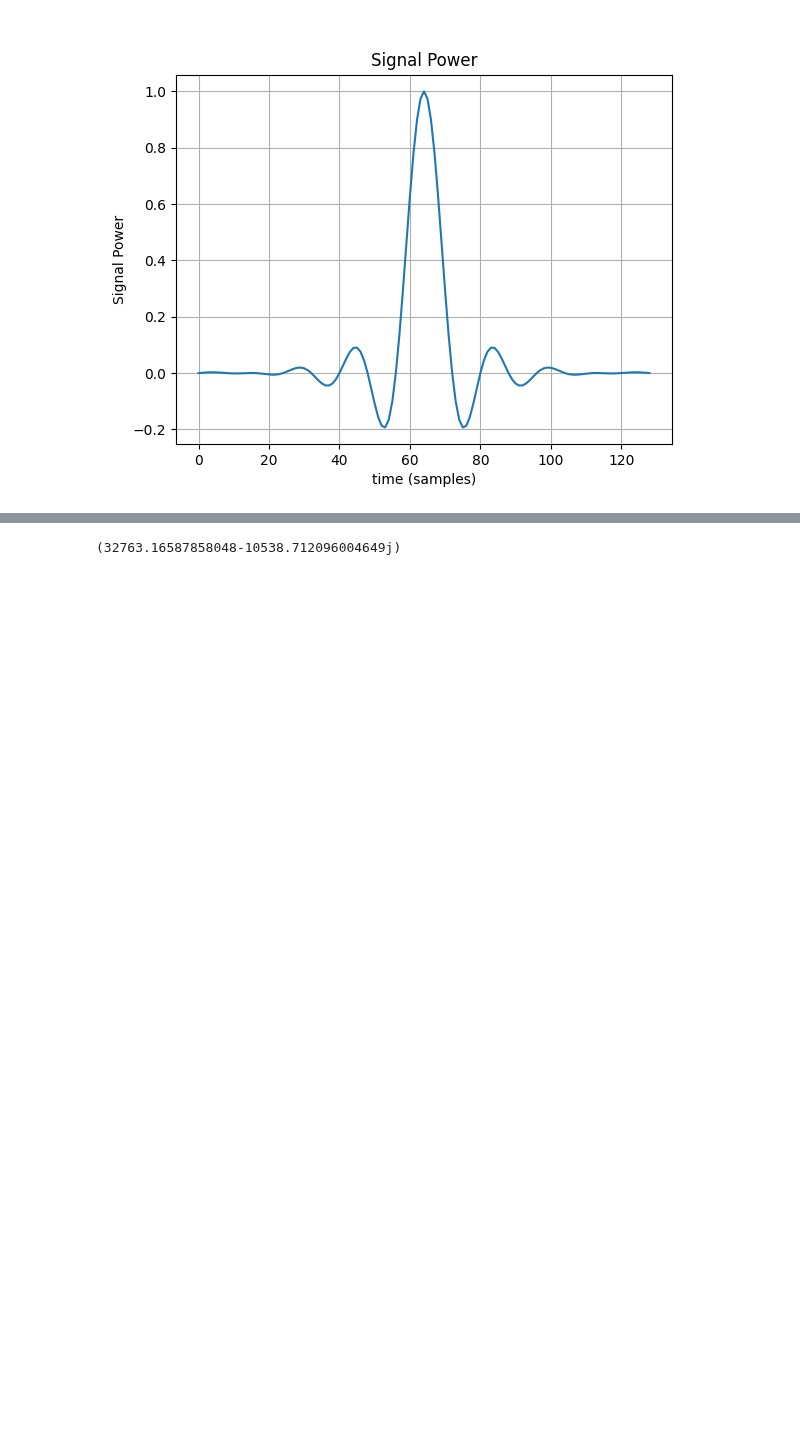
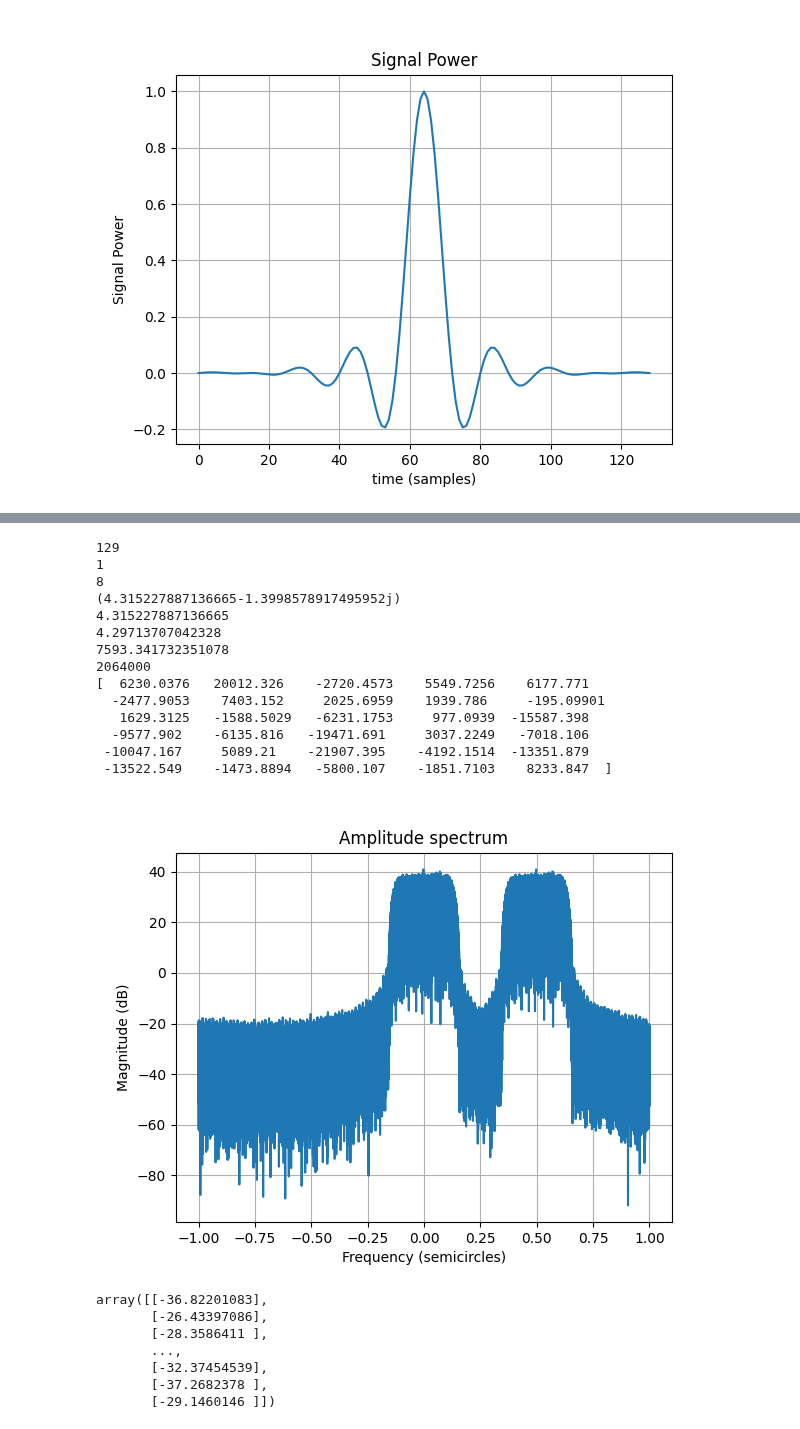
Before and after one commit to incredibleSaint/signal_processing, a Jupyter notebook: generate_cmplx_signal.ipynb, the cells around one changed output, grey strips where cells are left out. Drawn from its saved outputs; the diff is of its cells as text; code cells hidden in the pictures; blank space fills up the shorter version.

```diff
--- a/generate_cmplx_signal.ipynb
+++ b/generate_cmplx_signal.ipynb
@@ -221,6 +221,30 @@ def save_cmplx_sig_to_int16(signal, filename):
     print(saved_arr[:30])
     with open(filename, 'wb') as f:
         saved_arr.tofile(f)
+
+def save_cmplx_sig(signal, filename, data_type='int16'):
+    sig = np.round(signal)
+    s_re = signal.real
+    s_im = signal.imag
+    if data_type == 'int16':
+        arr_to_type_re = s_re.astype(np.int16)
+        arr_to_type_im = s_im.astype(np.int16)
+        arr_int = np.empty(len(signal) * 2, dtype=int)
+    if data_type == 'float32':
+        arr_to_type_re = s_re.astype(np.float32)
+        arr_to_type_im = s_im.astype(np.float32)
+        arr_int = np.empty(len(signal) * 2, dtype=float)
+
+    print(len(arr_int))
+    arr_int[ : : 2] = arr_to_type_re
+    arr_int[1 : : 2] = arr_to_type_im
+    if data_type == 'int16':
+        saved_arr = arr_int.astype(np.int16)
+    if data_type == 'float32':
+        saved_arr = arr_int.astype(np.float32)
+    print(saved_arr[:30])
+    with open(filename, 'wb') as f:
+        saved_arr.tofile(f)
 # %%
 def gen_qpsk_symbols(n_symb, fs):
     # create IQ of QPSK
@@ -301,7 +311,7 @@ f0 = 2.5 # f_carrier / f_symbol
 phase_0 = 3 / 9 # semicircles
 delay = 0.1
 
-N_symb = N * 50000
+N_symb = N * 1000
 sps = 8 # f_sampling / f_symbol (SPS)
 s_qpsk = gen_qpsk_symbols(N_symb, sps)
 qpsk_rc = np.convolve(s_qpsk, s_rc, 'same')
@@ -329,4 +359,37 @@ save_cmplx_sig_to_int16(two_sigs, 'qpsk_rc_int16_.bin')
 # %%
-print(max(two_sigs))
+print(N)
+print(Fs)
+print(T_symb)
+s_rrc = gen_rrc_filter_impulse_response(N, Fs, T_symb)
+qpsk_rrc = np.convolve(s_qpsk, s_rrc, 'same')
+mixed_qpsk = add_freq(qpsk_rrc, 0.5)
+mixed_qpsk = add_phase(mixed_qpsk, 0.3)
+two_sigs = mixed_qpsk + qpsk_rrc
+max(two_sigs)
+two_sigs_upsc = upscale_to_i16(two_sigs)
+save_cmplx_sig(two_sigs_upsc, 'qpsk_rrc_float.bin', 'float32')
+max(two_sigs_upsc)
+plot_spectrum(two_sigs_upsc, 10)
 # %% [output]
-(32763.16587858048-10538.712096004649j)
+129
+1
+8
+(4.315227887136665-1.3998578917495952j)
+4.315227887136665
+4.29713707042328
+7593.341732351078
+2064000
+[  6230.0376   20012.326    -2720.4573    5549.7256    6177.771
+  -2477.9053    7403.152     2025.6959    1939.786     -195.09901
+   1629.3125   -1588.5029   -6231.1753     977.0939  -15587.398
+  -9577.902    -6135.816   -19471.691     3037.2249   -7018.106
+ -10047.167     5089.21    -21907.395    -4192.1514  -13351.879
+ -13522.549    -1473.8894   -5800.107    -1851.7103    8233.847  ]
+[figure, added]
+array([[-36.82201083],
+       [-26.43397086],
+       [-28.3586411 ],
+       ...,
+       [-32.37454539],
+       [-37.2682378 ],
+       [-29.1460146 ]])
```
Also changed, not shown: parts of 13 cells of this notebook, 3 other files.
